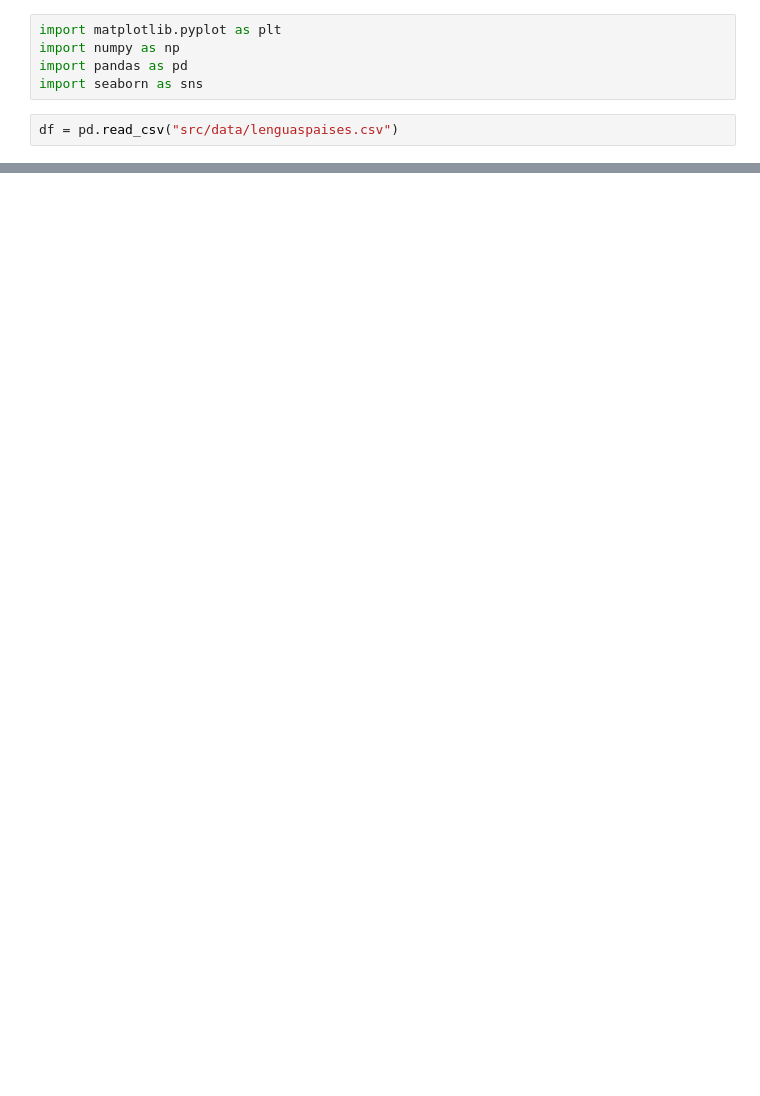
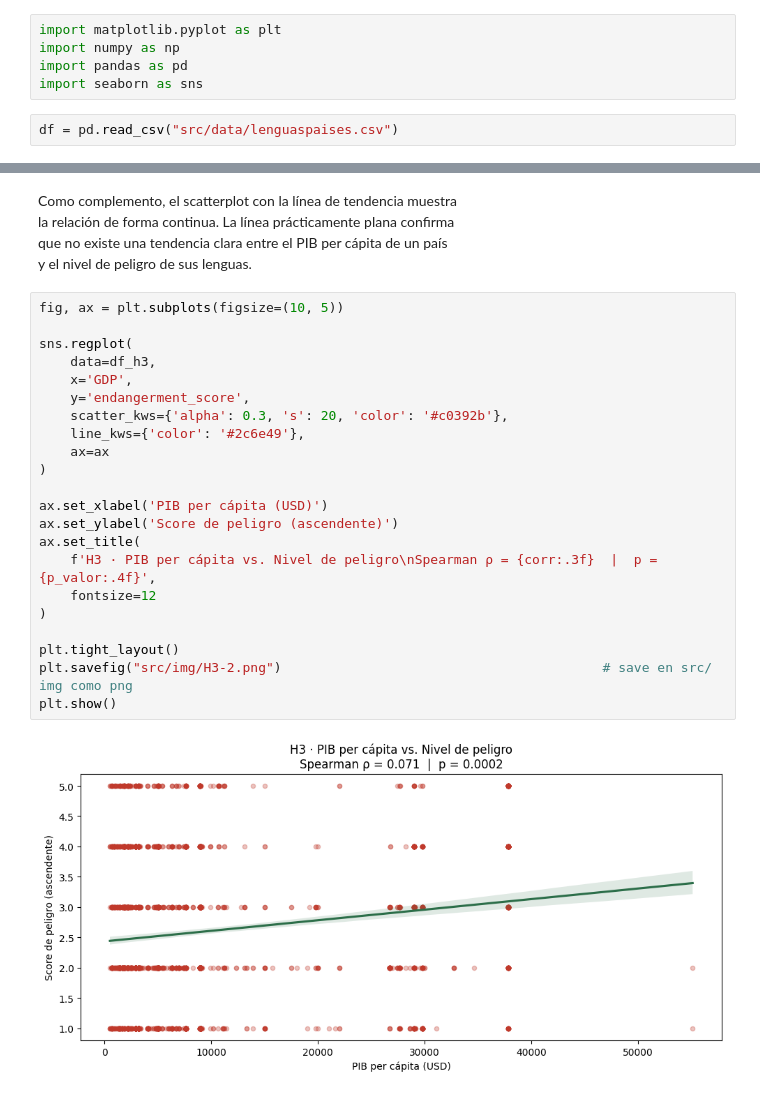
Before and after one commit to mrguezrodriguez/EDA_endangered_languages, a Jupyter notebook: main.ipynb, the cells around one changed output, grey strips where cells are left out. Drawn from its saved outputs; the diff is of its cells as text; blank space fills up the shorter version.

```diff
--- a/main.ipynb
+++ b/main.ipynb
@@ -226,0 +177,29 @@ Claramente se ve una ausencia total de relación lineal. También se puede aprec
+# %% [markdown]
+Como complemento, el scatterplot con la línea de tendencia muestra
+la relación de forma continua. La línea prácticamente plana confirma
+que no existe una tendencia clara entre el PIB per cápita de un país
+y el nivel de peligro de sus lenguas.
+# %%
+fig, ax = plt.subplots(figsize=(10, 5))
+
+sns.regplot(
+    data=df_h3,
+    x='GDP',
+    y='endangerment_score',
+    scatter_kws={'alpha': 0.3, 's': 20, 'color': '#c0392b'},
+    line_kws={'color': '#2c6e49'},
+    ax=ax
+)
+
+ax.set_xlabel('PIB per cápita (USD)')
+ax.set_ylabel('Score de peligro (ascendente)')
+ax.set_title(
+    f'H3 · PIB per cápita vs. Nivel de peligro\nSpearman ρ = {corr:.3f}  |  p = {p_valor:.4f}',
+    fontsize=12
+)
+
+plt.tight_layout()
+plt.savefig("src/img/H3-2.png")                                         # save en src/ img como png
+plt.show()
+# %% [output]
+[figure, added]
```
Also changed, not shown: parts of 43 cells of this notebook, 6 other files.
